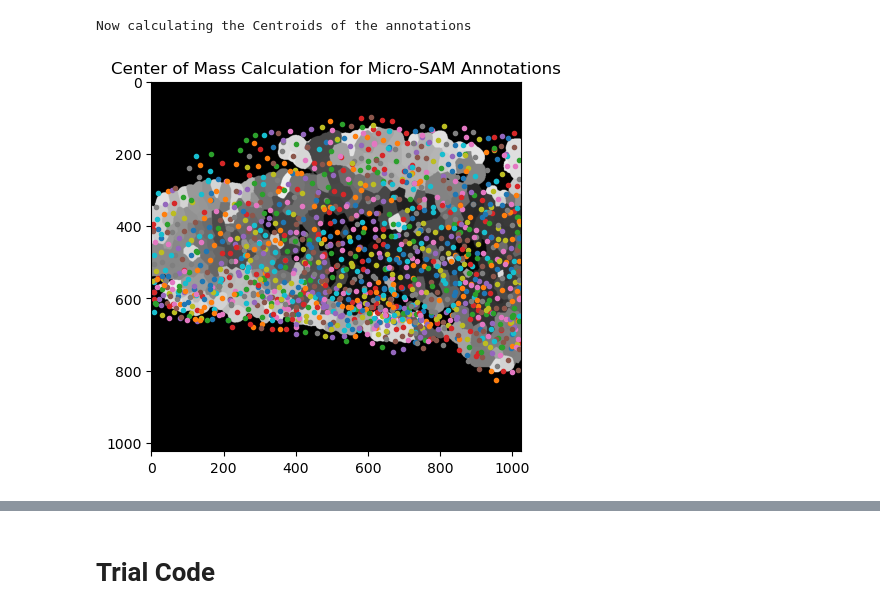
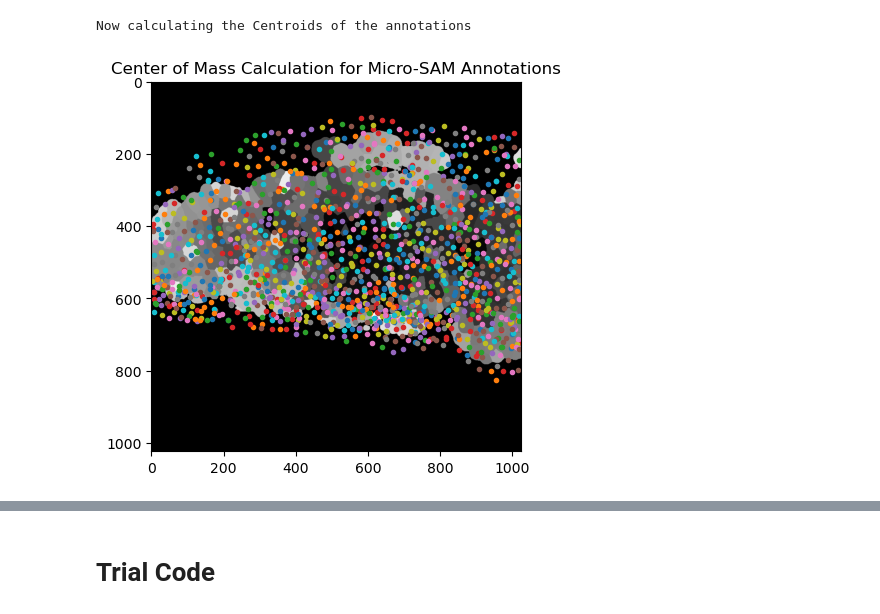
Before and after one commit to AdamPDare/microSAMAD, a Jupyter notebook: FinalAnn3D.ipynb, the cells around one changed output, grey strips where cells are left out. Drawn from its saved outputs; the diff is of its cells as text; code cells hidden in the pictures.

```diff
--- a/FinalAnn3D.ipynb
+++ b/FinalAnn3D.ipynb
@@ -171,13 +171,13 @@ Now calculating the Centroids of the annotations
 # %%
 #https://matplotlib.org/stable/api/_as_gen/matplotlib.pyplot.plot.html
 #Displays the frame annotations selected in grayscale
-plt.imshow(annotations[32], cmap='gray')
+plt.imshow(annotations[25], cmap='gray')
 #https://www.w3schools.com/python/ref_dictionary_items.asp
 # For each label the x and y co-ordinates are grabbed and plotted as dots
 # This is then displayed below
-for labels, (y,x) in centroids[32].items():
+for labels, (y,x) in centroids[25].items():
     plt.plot(x,y, '.')
 plt.title("Center of Mass Calculation for Micro-SAM Annotations")
 plt.show()
 # %% [output]
-[figure, old version]
+[figure, new version]
```
Also changed, not shown: parts of 7 cells of this notebook.
